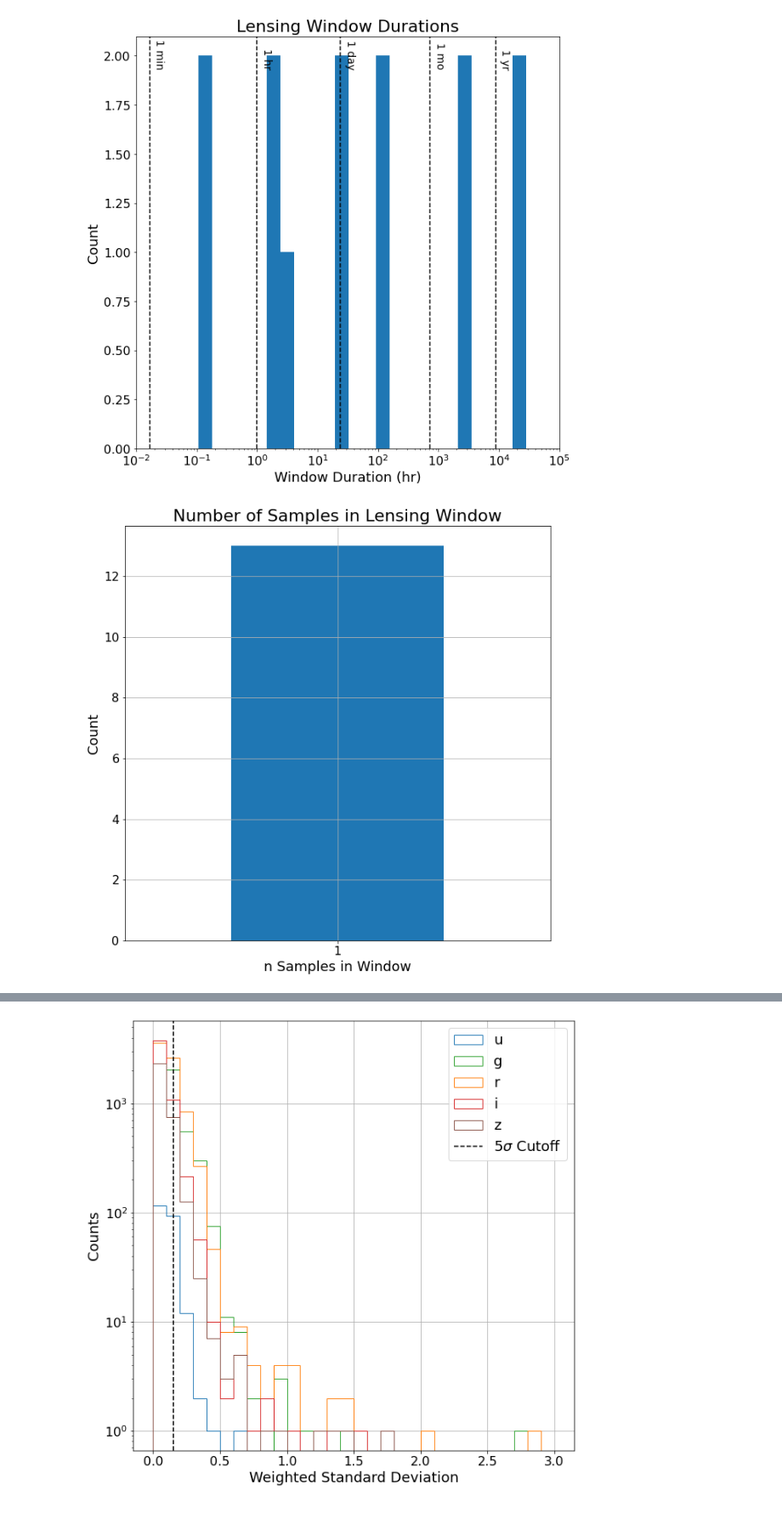
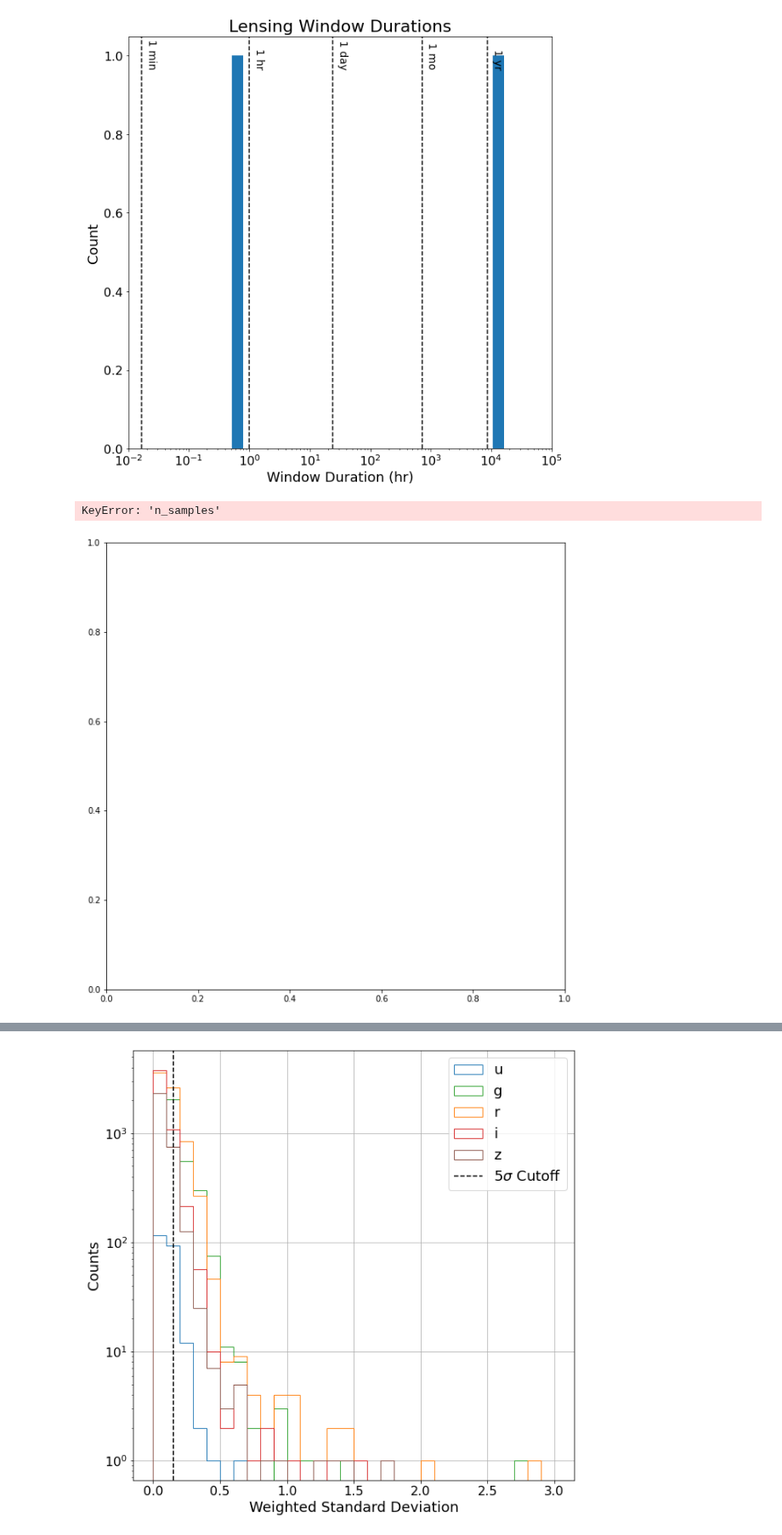
Before and after one commit to adriansh95/StringMicrolensing, a Jupyter notebook: nsc_lightcurves.ipynb, the cells around one changed output, grey strips where cells are left out. Shown at 85% size. Saved outputs shown, nothing was run; the diff lists cells and outputs as text; code cells hidden in the pictures.

Commit message:
ran on 100k objects and optimized datalab_utils.py

```diff
--- a/nsc_lightcurves.ipynb
+++ b/nsc_lightcurves.ipynb
@@ -147,3 +85,4 @@ lightcurve_df = qc.query(sql=q, fmt="pandas")
 # %%
-lightcurve_df = pd.read_feather("/dlusers/adriansh/work/analyses/results/strings/nsc_lightcurve_df.feather")
-lensing_df = pd.read_feather("/dlusers/adriansh/work/analyses/results/strings/nsc_lensing_df.feather")
+# lightcurve_df = pd.read_feather("/dlusers/adriansh/work/analyses/results/strings/nsc_100klightcurve_df.feather")
+lensing_df = pd.read_feather("/dlusers/adriansh/work/analyses/results/strings/nsc_lensing_df_100k.feather")
+cluster_labelled_df = pd.read_feather("/dlusers/adriansh/work/analyses/results/strings/nsc_100klightcurve_df.feather")
@@ -156,28 +88,0 @@ importlib.reload(datalab_utils)
-# %%
-%%time
-ids = lightcurve_df["objectid"].unique()
-dfs = []
-bw = 2.5 * np.log10(2) / 4
-
-for oid in ids:
-    m_id = lightcurve_df["objectid"] == oid
-    cluster_labelled_df = datalab_utils.cluster_label_dataframe(lightcurve_df.loc[m_id], kde_bandwidth=bw)
-
-    if cluster_labelled_df is None:
-        continue
-    else:
-        lensing_result = datalab_utils.analyze_lensing_window(cluster_labelled_df)
-
-        if lensing_result is None:
-            continue
-        else:
-            lensing_window = lensing_result["time_window"]
-            n_samples = lensing_result["n_samples"]
-            lensing_filters = lensing_result["filters"]
-            event_start = lensing_window[0]
-            event_end = lensing_window[1]
-            data = [oid, event_start, event_end, n_samples, lensing_filters]
-            d = pd.DataFrame([data], columns=["objectid", "event_start", "event_end", "n_samples", "filters"])
-            dfs.append(d)
-
-lensing_df = pd.concat(dfs, ignore_index=True)
@@ -187,31 +89,31 @@ Wall time: 5min 41s
 # %%
 fig, ax = plt.subplots(figsize=(10, 10))
 noteable_times = (np.array([60, 60 * 60, 60 * 60 * 24, 60 * 60 * 24 * 30, 60 * 60 * 24 * 365]) * u.s).to(u.hr).value
 time_labels = ["1 min", "1 hr", "1 day", "1 mo", "1 yr"]
-h_data = (pd.to_numeric(lensing_df["event_end"]) - pd.to_numeric(lensing_df["event_start"])).values * u.day
+h_data = (pd.to_numeric(lensing_df["t_end"]) - pd.to_numeric(lensing_df["t_start"])).values * u.day
 h_data = h_data.to(u.hr).value
 bins = np.geomspace(h_data.min(), 1.5 * h_data.max(), num=25)
 
 ax.hist(h_data, bins=bins)
 ax.set_xlabel("Window Duration (hr)", fontsize=18)
 ax.set_ylabel("Count", fontsize=18)
 ax.set_title("Lensing Window Durations", fontsize=22)
 ax.set_xscale("log")
 ax.tick_params(labelsize=16)
 ax.set_xlim((1e-2, 1e5))
 blended_transform = ax.get_xaxis_transform()
 axis_transform = ax.transAxes
 axis_transform_inverse = axis_transform.inverted()
 
 for t, l in zip(noteable_times, time_labels):
     ax.axvline(t, ls="--", color='k')
     (x, y) = axis_transform_inverse.transform(blended_transform.transform((t, 0.925)))
     ax.text(x+0.01, y, l, fontsize=14, transform=axis_transform, rotation=-90)
 
 plt.show(fig)
 # fig.savefig(f"{fig_dir}lensing_window_durations_histogram.png")
 # %% [output]
-[figure, old version]
+[figure, new version]
 # %%
 fig, ax = plt.subplots(figsize=(10, 10))
 lensing_df["n_samples"].value_counts().plot.bar(ax=ax)
@@ -225,7 +127,8 @@ ax.grid(visible=True)
 plt.show(fig)
 # fig.savefig(f"{fig_dir}lensing_window_n_samples.png")
 # %% [output]
+KeyError: 'n_samples'
-[figure, old version]
+[figure, new version]
 # %%
 lensing_filter_counts = lensing_df["filters"].value_counts()
 all_filter_counts = lightcurve_df["filter"].value_counts()
```
Also changed, not shown: parts of 16 cells of this notebook, 1 other file.
